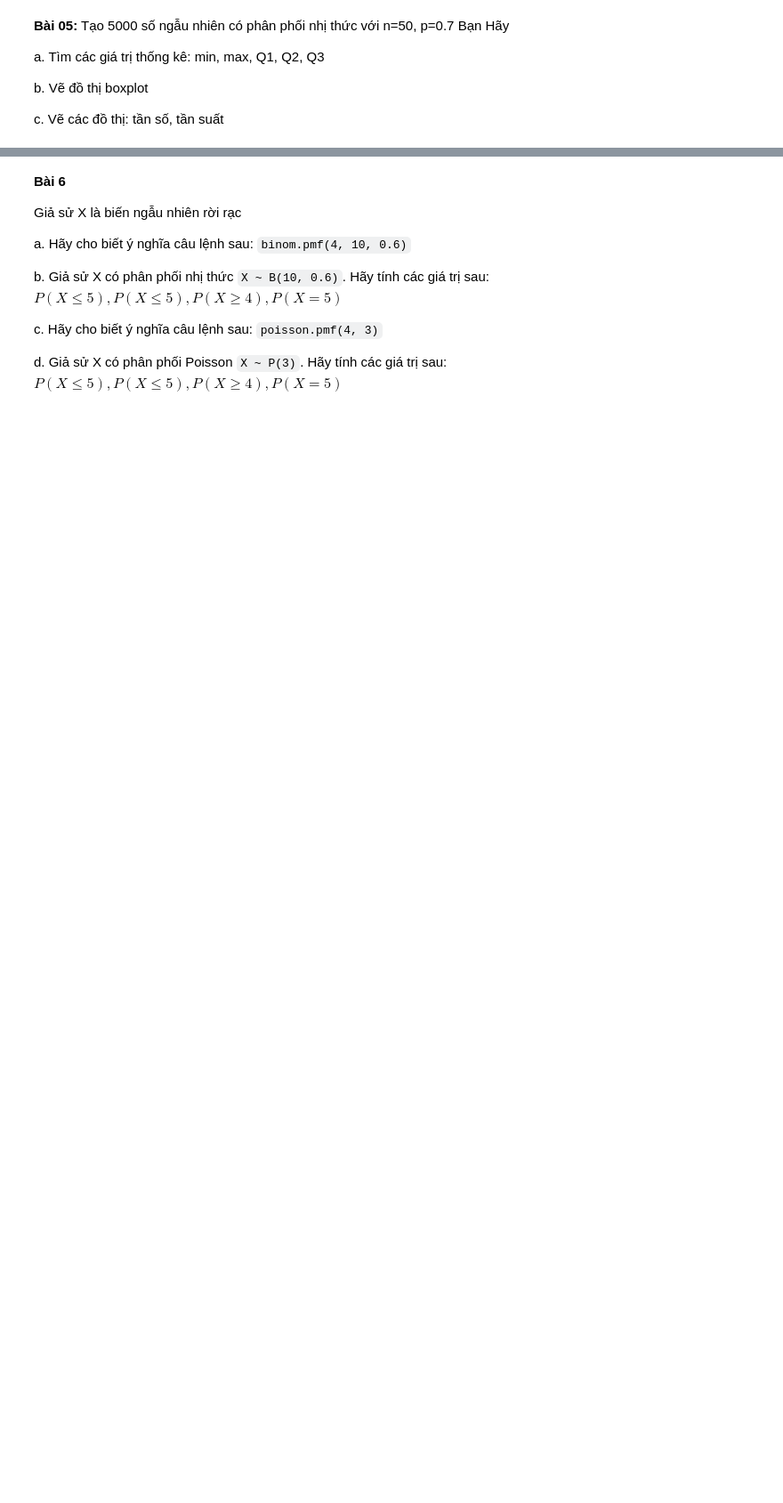
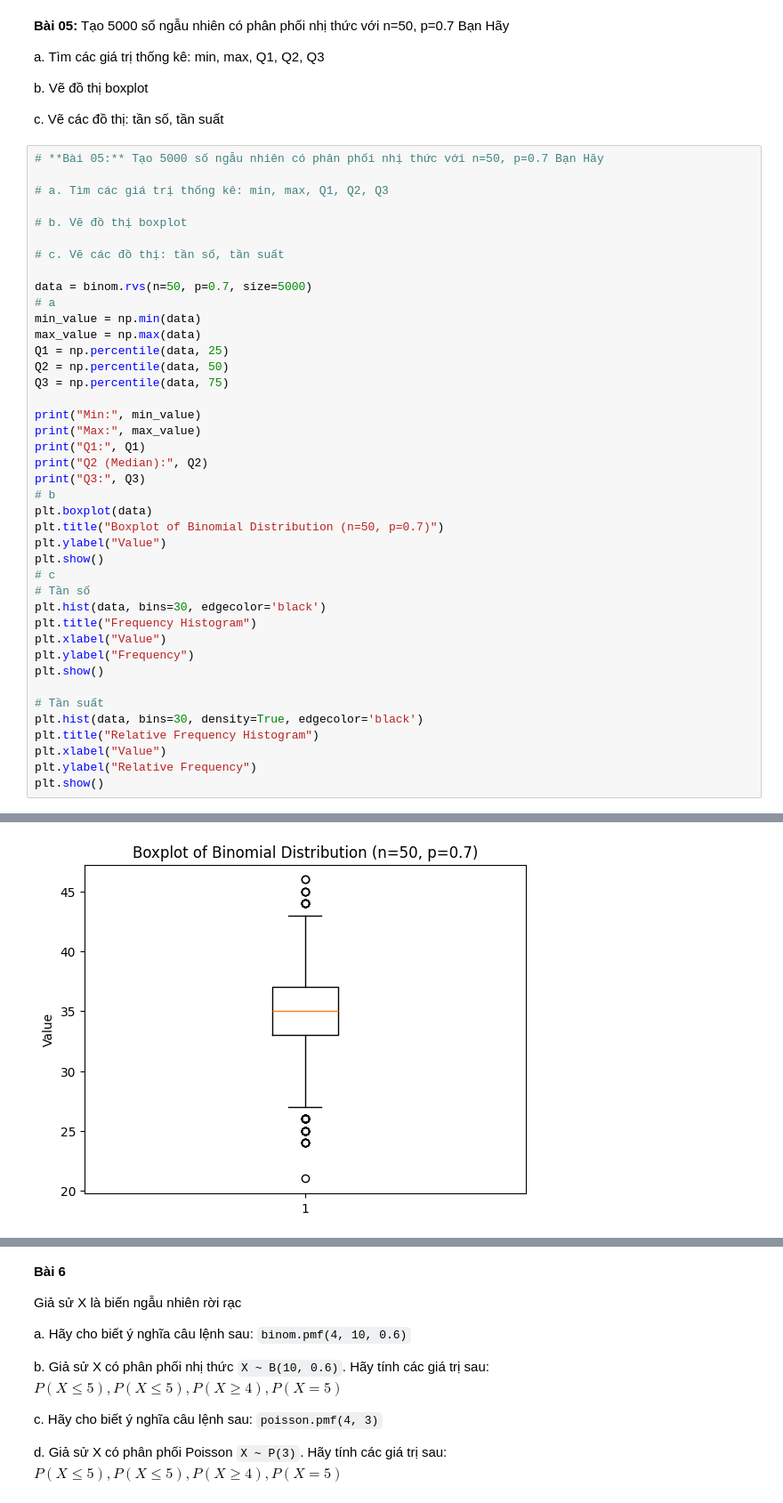
Before and after one commit to tano-dev/Pattern-Recognition-and-Machine-Learning, a Jupyter notebook: Week 2/Lab2_Ex1.ipynb, the cells around one changed output, grey strips where cells are left out. Shown at 89% size. Cells and saved outputs as stored; diff of their text form; blank space fills up the shorter version.

```diff
--- a/Week 2/Lab2_Ex1.ipynb
+++ b/Week 2/Lab2_Ex1.ipynb
@@ -170,3 +187,45 @@ a. Tìm các giá trị thống kê: min, max, Q1, Q2, Q3
 b. Vẽ đồ thị boxplot
 
 c. Vẽ các đồ thị: tần số, tần suất
+# %%
+# **Bài 05:** Tạo 5000 số ngẫu nhiên có phân phối nhị thức với n=50, p=0.7 Bạn Hãy
+
+# a. Tìm các giá trị thống kê: min, max, Q1, Q2, Q3
+
+# b. Vẽ đồ thị boxplot
+
+# c. Vẽ các đồ thị: tần số, tần suất
+
+data = binom.rvs(n=50, p=0.7, size=5000)
+# a
+min_value = np.min(data)
+max_value = np.max(data)
+Q1 = np.percentile(data, 25)
+Q2 = np.percentile(data, 50)
+Q3 = np.percentile(data, 75)
+
+print("Min:", min_value)
+print("Max:", max_value)
+print("Q1:", Q1)
+print("Q2 (Median):", Q2)
+print("Q3:", Q3)
+# b
+plt.boxplot(data)
+plt.title("Boxplot of Binomial Distribution (n=50, p=0.7)")
+plt.ylabel("Value")
+plt.show()
+# c
+# Tần số
+plt.hist(data, bins=30, edgecolor='black')
+plt.title("Frequency Histogram")
+plt.xlabel("Value")
+plt.ylabel("Frequency")
+plt.show()
+
+# Tần suất
+plt.hist(data, bins=30, density=True, edgecolor='black')
+plt.title("Relative Frequency Histogram")
+plt.xlabel("Value")
+plt.ylabel("Relative Frequency")
+plt.show()
+# %% [output]
@@ -172,0 +237 @@ c. Vẽ các đồ thị: tần số, tần suất
+[figure, added]
```
Also changed, not shown: parts of 6 cells of this notebook.
